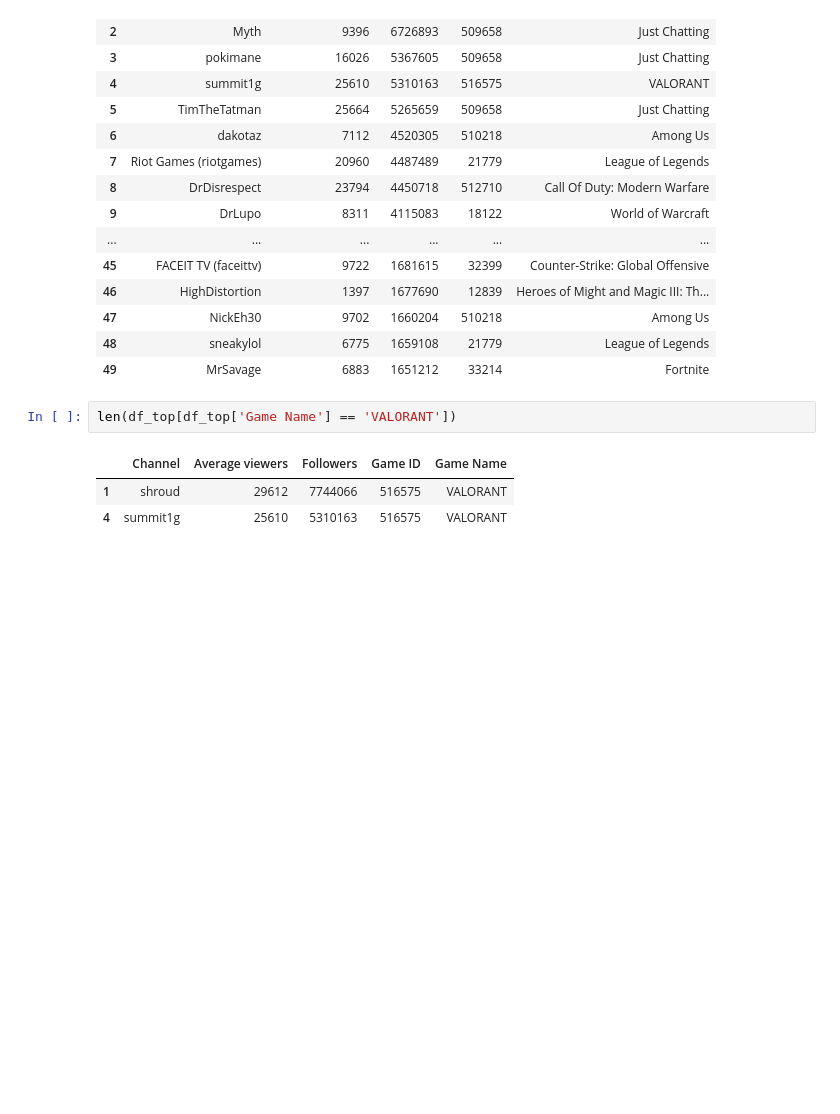
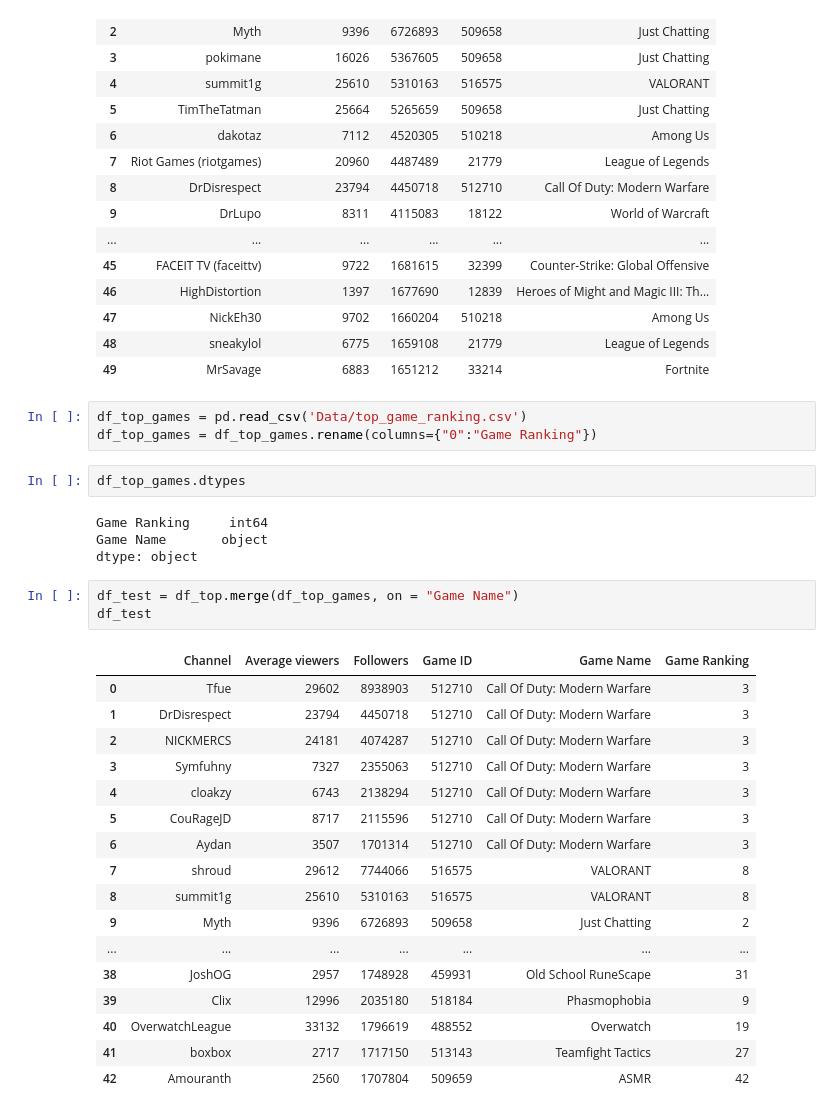
Before and after one commit to asoemardy/great-gaming-googlers, a Jupyter notebook: Top Channel Game Count.ipynb, the cells around one changed output. Drawn from its saved outputs; the diff is of its cells as text; blank space fills up the shorter version.

```diff
--- a/Top Channel Game Count.ipynb
+++ b/Top Channel Game Count.ipynb
@@ -28,10 +32,34 @@ df_top.head(50)
 | 47 | NickEh30 | 9702 | 1660204 | 510218 | Among Us |
 | 48 | sneakylol | 6775 | 1659108 | 21779 | League of Legends |
 | 49 | MrSavage | 6883 | 1651212 | 33214 | Fortnite |
-# %%
-len(df_top[df_top['Game Name'] == 'VALORANT'])
-# %% [output]
-|  | Channel | Average viewers | Followers | Game ID | Game Name |
-| 1 | shroud | 29612 | 7744066 | 516575 | VALORANT |
-| 4 | summit1g | 25610 | 5310163 | 516575 | VALORANT |
+# %%
+df_top_games = pd.read_csv('Data/top_game_ranking.csv')
+df_top_games = df_top_games.rename(columns={"0":"Game Ranking"})
+# %%
+df_top_games.dtypes
+# %% [output]
+Game Ranking     int64
+Game Name       object
+dtype: object
+# %%
+df_test = df_top.merge(df_top_games, on = "Game Name")
+df_test
+# %% [output]
+|  | Channel | Average viewers | Followers | Game ID | Game Name | Game Ranking |
+| 0 | Tfue | 29602 | 8938903 | 512710 | Call Of Duty: Modern Warfare | 3 |
+| 1 | DrDisrespect | 23794 | 4450718 | 512710 | Call Of Duty: Modern Warfare | 3 |
+| 2 | NICKMERCS | 24181 | 4074287 | 512710 | Call Of Duty: Modern Warfare | 3 |
+| 3 | Symfuhny | 7327 | 2355063 | 512710 | Call Of Duty: Modern Warfare | 3 |
+| 4 | cloakzy | 6743 | 2138294 | 512710 | Call Of Duty: Modern Warfare | 3 |
+| 5 | CouRageJD | 8717 | 2115596 | 512710 | Call Of Duty: Modern Warfare | 3 |
+| 6 | Aydan | 3507 | 1701314 | 512710 | Call Of Duty: Modern Warfare | 3 |
+| 7 | shroud | 29612 | 7744066 | 516575 | VALORANT | 8 |
+| 8 | summit1g | 25610 | 5310163 | 516575 | VALORANT | 8 |
+| 9 | Myth | 9396 | 6726893 | 509658 | Just Chatting | 2 |
+| ... | ... | ... | ... | ... | ... | ... |
+| 38 | JoshOG | 2957 | 1748928 | 459931 | Old School RuneScape | 31 |
+| 39 | Clix | 12996 | 2035180 | 518184 | Phasmophobia | 9 |
+| 40 | OverwatchLeague | 33132 | 1796619 | 488552 | Overwatch | 19 |
+| 41 | boxbox | 2717 | 1717150 | 513143 | Teamfight Tactics | 27 |
+| 42 | Amouranth | 2560 | 1707804 | 509659 | ASMR | 42 |
 # %%
```
Also changed, not shown: parts of 6 cells of this notebook, 4 other files.
